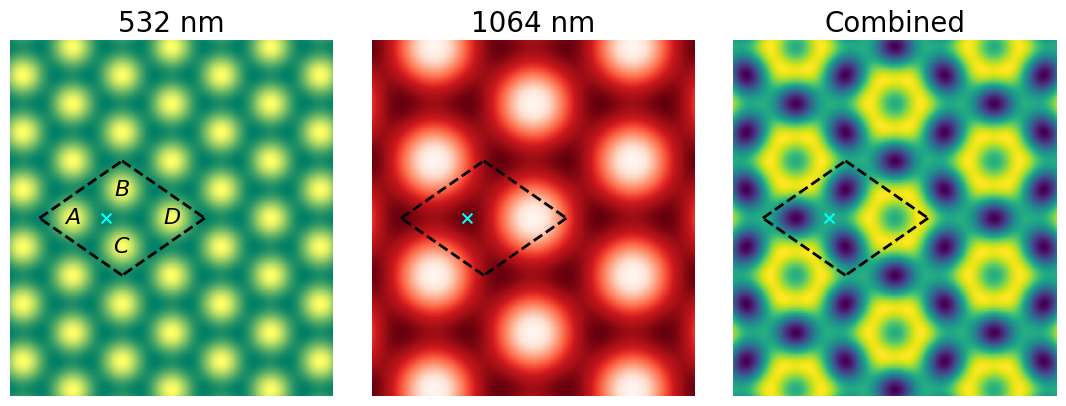
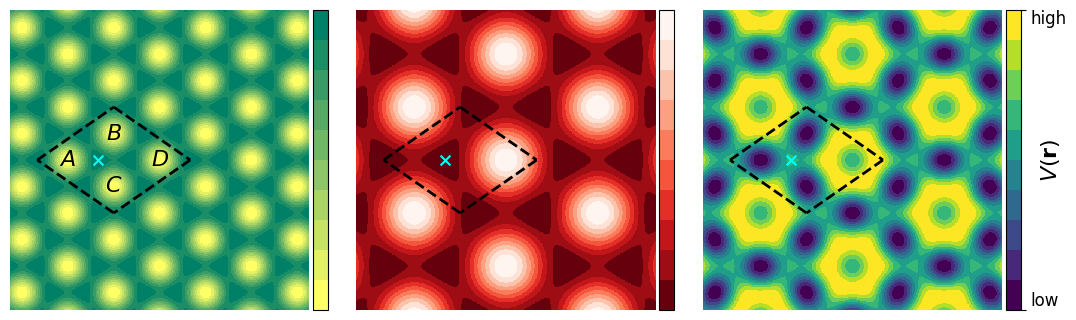
The change to this notebook cell's code, shown as a diff; its figure went from the first image to the second:
--- before
+++ after
@@ -1,6 +1,6 @@
 x_real = np.linspace(-1, 1, 500) * 1e-6
-y_real = np.linspace(-1.1, 1.1, 500) * 1e-6
+y_real = np.linspace(-1, 1, 500) * 1e-6
 x_real_um = np.linspace(-1, 1, 500)
-y_real_um = np.linspace(-1.1, 1.1, 500)
+y_real_um = np.linspace(-1, 1, 500)
 
 pos_delta = E9c.l_cell_lw * E9c.k1k * (phi12 / 2 / np.pi) + E9c.l_cell_lw * E9c.k3k * (phi23 / 2 / np.pi)
@@ -10,5 +10,5 @@
 V_super_real = V_532_real + V_1064_real
 
-fig_real, (ax_532, ax_1064, ax_super) = plt.subplots(1, 3, figsize = (11, 4))
+fig_real, (ax_532, ax_1064, ax_super) = plt.subplots(1, 3, figsize = (11, 3.3))
 # fig_real.suptitle("Real space potential")
 ax_532.set_ylabel("y (um)")
@@ -20,5 +20,6 @@
                                         ["summer_r", 'Reds_r', "viridis"],):
     ax.set_aspect("equal")
-    im = ax.pcolormesh(x_real_um, y_real_um, V_real, cmap = cmap_str)
+    discrete_cmap = plt.get_cmap(cmap_str, 10)
+    im = ax.pcolormesh(x_real_um, y_real_um, V_real, cmap = discrete_cmap, rasterized = True)#cmap_str)
     # ax.scatter(0, 0, color = 'red', marker = '+', s = 50)   # origin
     ax.scatter(-a_tri_um * 2 / np.sqrt(3), 0, color = 'cyan', marker = 'x', s = 50)   # 1064 site
@@ -30,7 +31,15 @@
         ax.plot([x1, x2], [y1, y2], color = "black", ls = "--", lw = 2)
 
-    ax.set_title(ax_title, fontsize = 20)
+    # ax.set_title(ax_title, fontsize = 20)
     ax.axis("off")
-    # fig_real.colorbar(im, ax = ax)
+    cbar = fig_real.colorbar(im, ax = ax, pad = 0.01)
+    cbar.set_ticks([])
+
+V_kag_max, V_kag_min = V_super_real.max(), V_super_real.min()
+cbar.set_label(r"$V(\mathbf{r})$", size = 16, labelpad = -20)
+cbar.set_ticks([V_kag_min, V_kag_max], labels = ["low", "high"], size = 12)
+labels = cbar.ax.get_yticklabels()
+labels[0].set_va("bottom")
+labels[1].set_va("top")
 
 # add sublattice labels
@@ -45,2 +54,6 @@
 
 fig_real.tight_layout()
+
+thesis_fig_path = Path(r"C:\Users\ken92\Documents\Studies\E5\Theses\figures\theory")
+band_struc_full_path = Path(thesis_fig_path, "kag_lat_pot.pdf")
+# fig_real.savefig(band_struc_full_path, facecolor = "none", dpi = 300, bbox_inches = 'tight')

Commit: A bunch of thesis plots